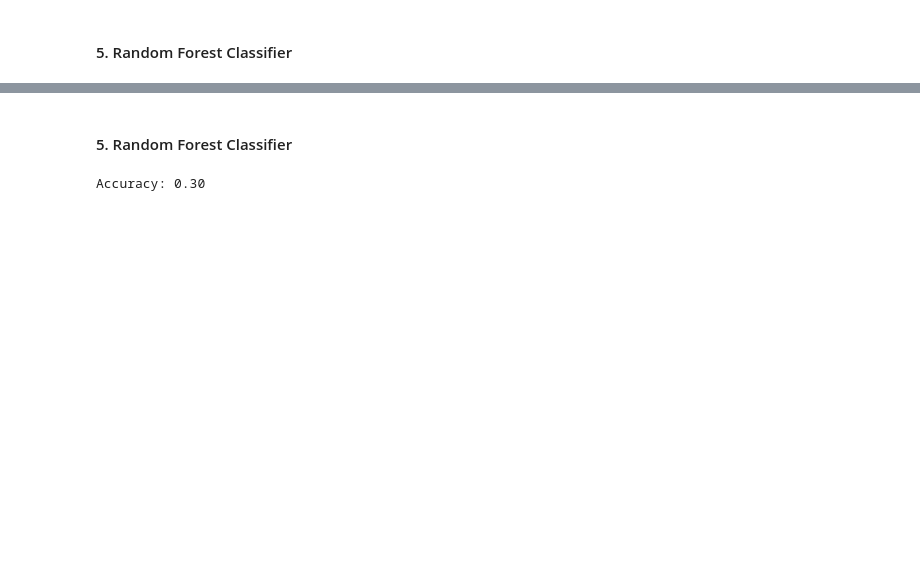
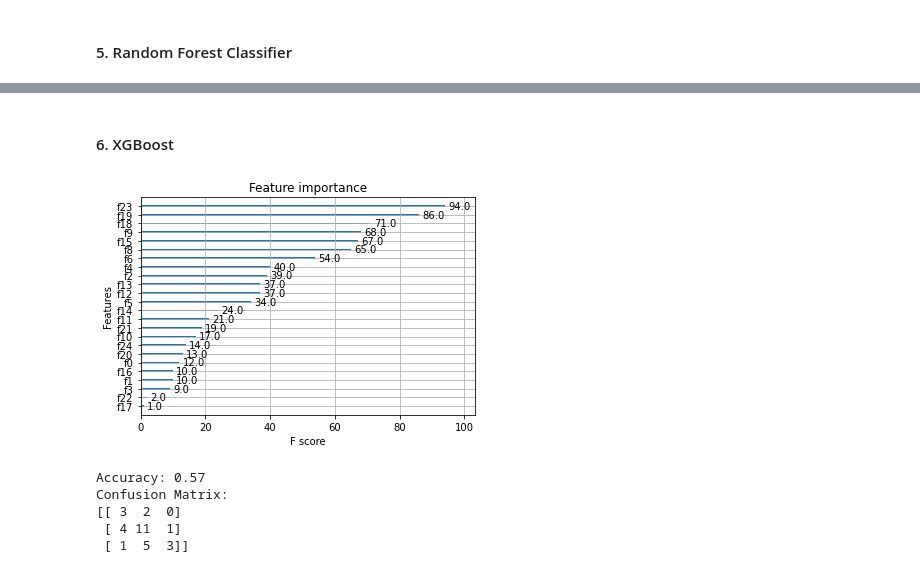
Before and after one commit to nguyenyenchi/Aus_Data_Breach_Statements, a Jupyter notebook: 5.9.2023 Data Prep & Modelling Thesis Data Breach.ipynb, the cells around one changed output, grey strips where cells are left out. Saved outputs shown, nothing was run; the diff lists cells and outputs as text; code cells hidden in the pictures; blank space fills up the shorter version.

```diff
--- a/5.9.2023 Data Prep & Modelling Thesis Data Breach.ipynb
+++ b/5.9.2023 Data Prep & Modelling Thesis Data Breach.ipynb
@@ -287,12 +684,0 @@ plt.show()
-# %%
-from sklearn import preprocessing
-
-# apply standardisation to explanatory variables
-# Build scaler on the train set
-std_scaler = preprocessing.StandardScaler().fit(X_train)
-
-# Standardise the train set
-X_train_std = std_scaler.transform(X_train)
-
-# Standardise the test set
-X_test_std = std_scaler.transform(X_test)
@@ -325,11 +685,40 @@ Accuracy: 0.27
-# %% [markdown]
-#### 5. Random Forest Classifier
-# %%
-from sklearn.ensemble import RandomForestClassifier
-
-clf = RandomForestClassifier(max_depth=4)
-clf.fit(X_train_std, y_train)
-y_pred = clf.predict(X_test_std)
-print('Accuracy: %.2f' % accuracy_score(y_test, y_pred))
-# %% [output]
-Accuracy: 0.30
+# %% [markdown]
+#### 6. XGBoost
+# %%
+# Ensemble
+import xgboost
+from xgboost import XGBClassifier
+from xgboost import plot_importance
+from matplotlib import pyplot
+
+model = XGBClassifier()
+model.fit(X_train_std, y_train)
+
+# feature importance
+
+plot_importance(model)
+pyplot.show()
+
+# Make predictions on the test data
+y_pred = model.predict(X_test_std)
+
+# Calculate and print accuracy
+accuracy = accuracy_score(y_test, y_pred)
+print(f"Accuracy: {accuracy:.2f}")
+
+# Print the confusion matrix
+conf_matrix = confusion_matrix(y_test, y_pred)
+print("Confusion Matrix:")
+print(conf_matrix)
+
+# Print the classification report
+# class_report = classification_report(y_test, y_pred, target_names=data.target_names)
+# print("Classification Report:")
+# print(class_report)
+# %% [output]
+[figure, added]
+Accuracy: 0.57
+Confusion Matrix:
+[[ 3  2  0]
+ [ 4 11  1]
+ [ 1  5  3]]
```
Also changed, not shown: parts of 76 cells of this notebook, 1 other file.
